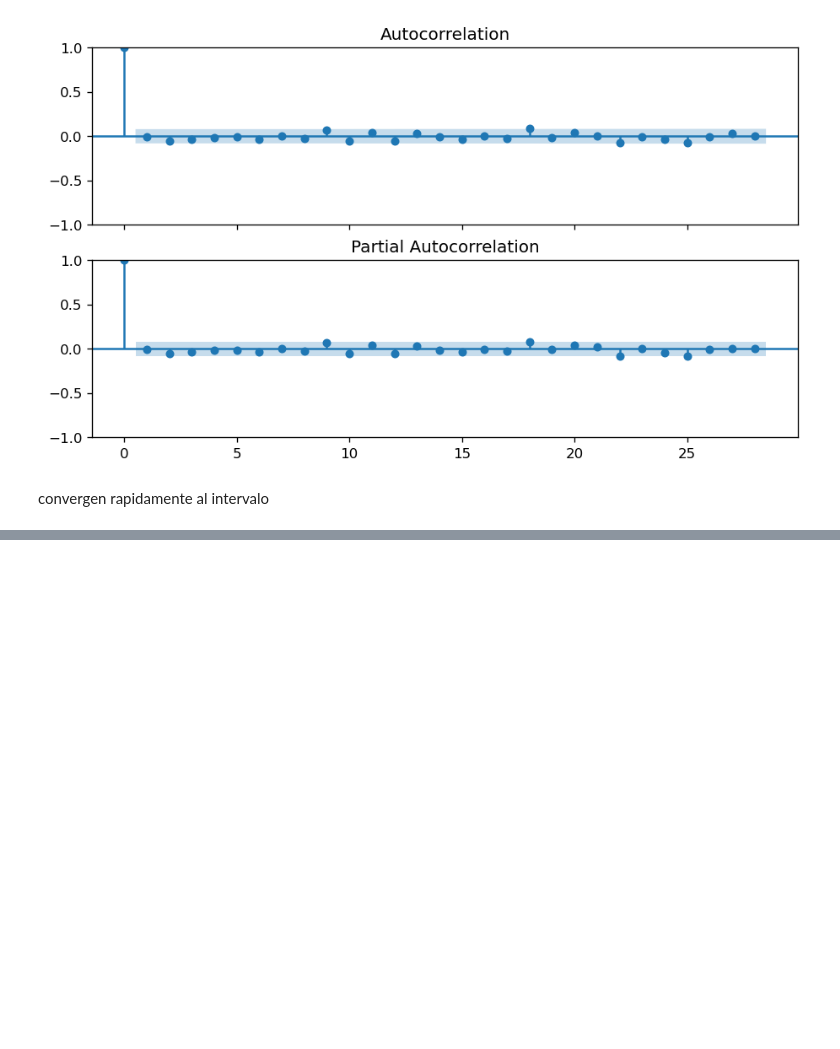
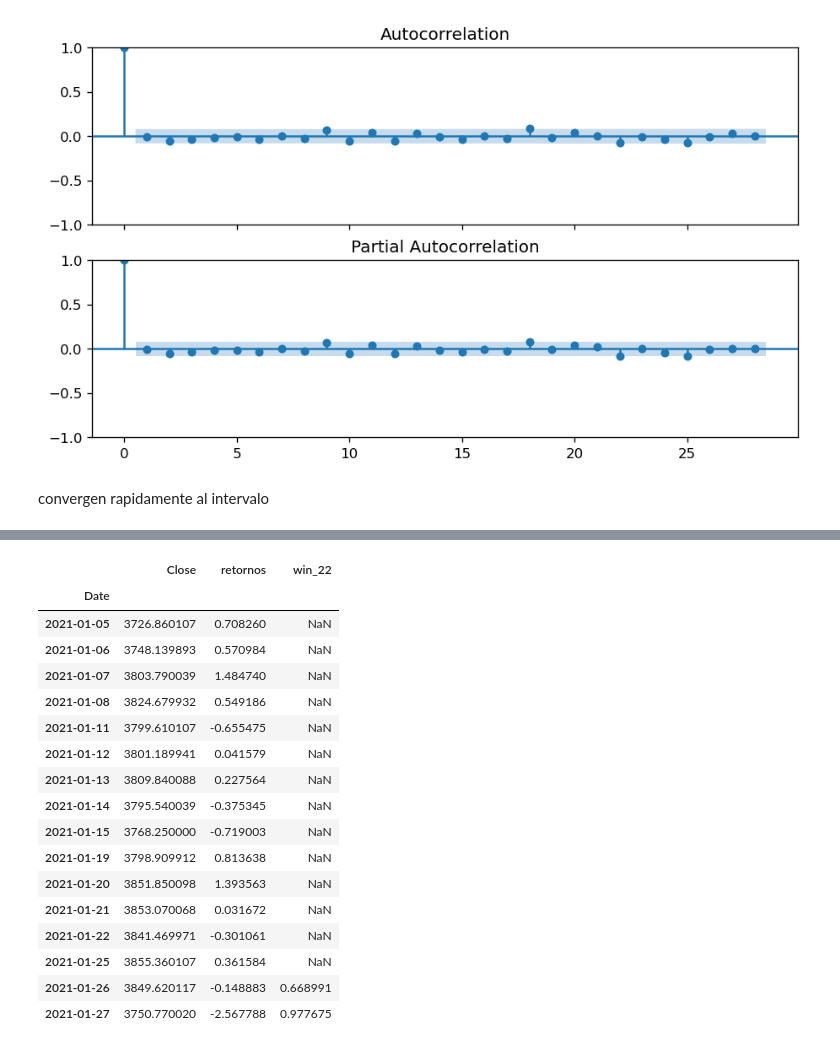
Before and after one commit to juanguzman2/Prediccion-del-indice-SyP500-mediante-XGBOOST-y-el-modelo-GARCH, a Jupyter notebook: Prediccion/prediccion_serie_tiempo.ipynb, the cells around one changed output, grey strips where cells are left out. Cells and saved outputs as stored; diff of their text form; code cells hidden in the pictures; blank space fills up the shorter version.

```diff
--- a/Prediccion/prediccion_serie_tiempo.ipynb
+++ b/Prediccion/prediccion_serie_tiempo.ipynb
@@ -194,0 +319,4 @@ print(f"Orden adecuado del modelo GARCH: {order}")
+# %%
+df = yf.download(tickers = '^GSPC',start='2021-01-01',end='2023-10-05',interval='1d')
+df_ml = df[['Close']]
+df_ml.head()
@@ -194,0 +332,5 @@ print(f"Orden adecuado del modelo GARCH: {order}")
+# %%
+# retornos
+df_ml['retornos'] = 100 * df_ml['Close'].pct_change()
+df_ml = df_ml.dropna()
+df_ml.head()
@@ -194,0 +373,23 @@ print(f"Orden adecuado del modelo GARCH: {order}")
+# %%
+# promedio movil de 15 dias
+df_ml['win_22'] = abs(df_ml['retornos'].rolling(window=15,min_periods=15).std().dropna())
+df_ml.head(16)
+# %% [output]
+|  | Close | retornos | win_22 |
+| Date |  |  |  |
+| 2021-01-05 | 3726.860107 | 0.708260 | NaN |
+| 2021-01-06 | 3748.139893 | 0.570984 | NaN |
+| 2021-01-07 | 3803.790039 | 1.484740 | NaN |
+| 2021-01-08 | 3824.679932 | 0.549186 | NaN |
+| 2021-01-11 | 3799.610107 | -0.655475 | NaN |
+| 2021-01-12 | 3801.189941 | 0.041579 | NaN |
+| 2021-01-13 | 3809.840088 | 0.227564 | NaN |
+| 2021-01-14 | 3795.540039 | -0.375345 | NaN |
+| 2021-01-15 | 3768.250000 | -0.719003 | NaN |
+| 2021-01-19 | 3798.909912 | 0.813638 | NaN |
+| 2021-01-20 | 3851.850098 | 1.393563 | NaN |
+| 2021-01-21 | 3853.070068 | 0.031672 | NaN |
+| 2021-01-22 | 3841.469971 | -0.301061 | NaN |
+| 2021-01-25 | 3855.360107 | 0.361584 | NaN |
+| 2021-01-26 | 3849.620117 | -0.148883 | 0.668991 |
+| 2021-01-27 | 3750.770020 | -2.567788 | 0.977675 |
```
Also changed, not shown: parts of 31 cells of this notebook.
